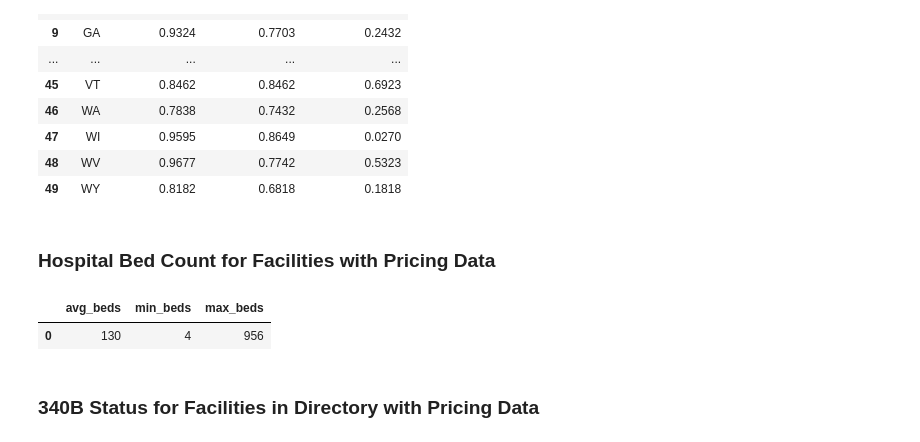
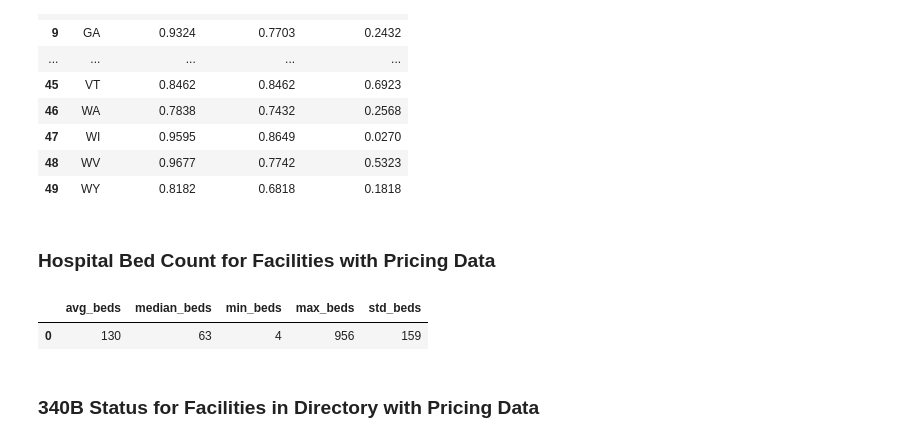
Before and after one commit to mwine81/PRA_REPORT, a Jupyter notebook: hospitals.ipynb, the cells around one changed output. Cells and saved outputs as stored; diff of their text form; code cells hidden in the pictures.

Commit message:
Add median and standard deviation calculations for hospital bed counts; update README with objectives and discussion

```diff
--- a/hospitals.ipynb
+++ b/hospitals.ipynb
@@ -109,21 +109,23 @@ base_query()
 # %%
 (
 base_query()
 .filter(c.has_pricing)
 # remove facilities with 0 beds or null bed counts
 .filter(c.beds > 0)
 # determine average, min, and max bed counts
 .select(
     c.beds.mean().cast(pl.Int16).alias('avg_beds'),
+    c.beds.median().cast(pl.Int16).alias('median_beds'),
     c.beds.min().alias('min_beds'),
     c.beds.max().alias('max_beds'),
+    c.beds.std().cast(pl.Int16).alias('std_beds'),
     )
 .collect(engine='streaming')
 .to_pandas()
 )
 # %% [output]
-|  | avg_beds | min_beds | max_beds |
-| 0 | 130 | 4 | 956 |
+|  | avg_beds | median_beds | min_beds | max_beds | std_beds |
+| 0 | 130 | 63 | 4 | 956 | 159 |
 # %% [markdown]
 ### 340B Status for Facilities in Directory with Pricing Data
 # %%
```
Also changed, not shown: 2 other files.
